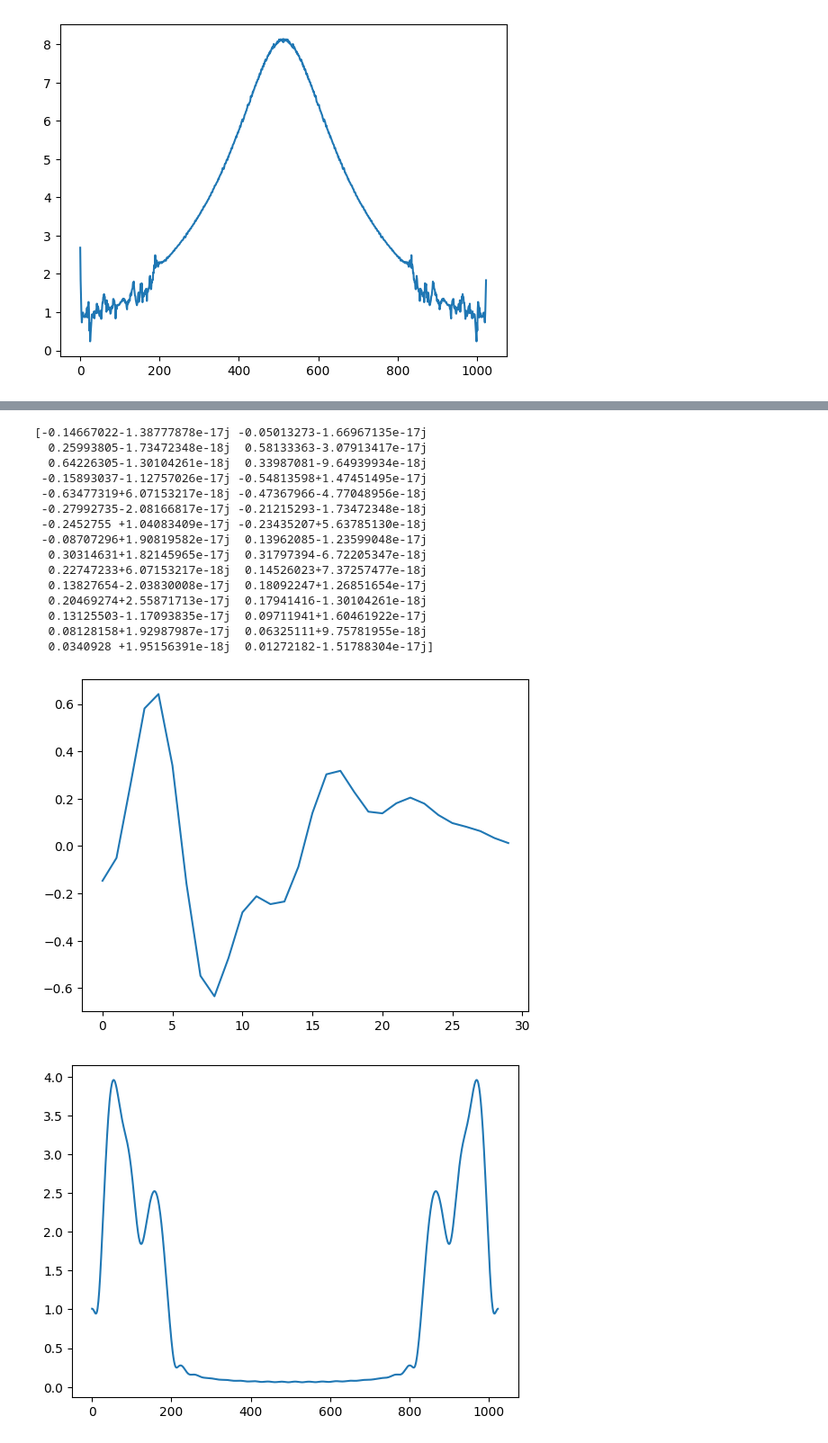
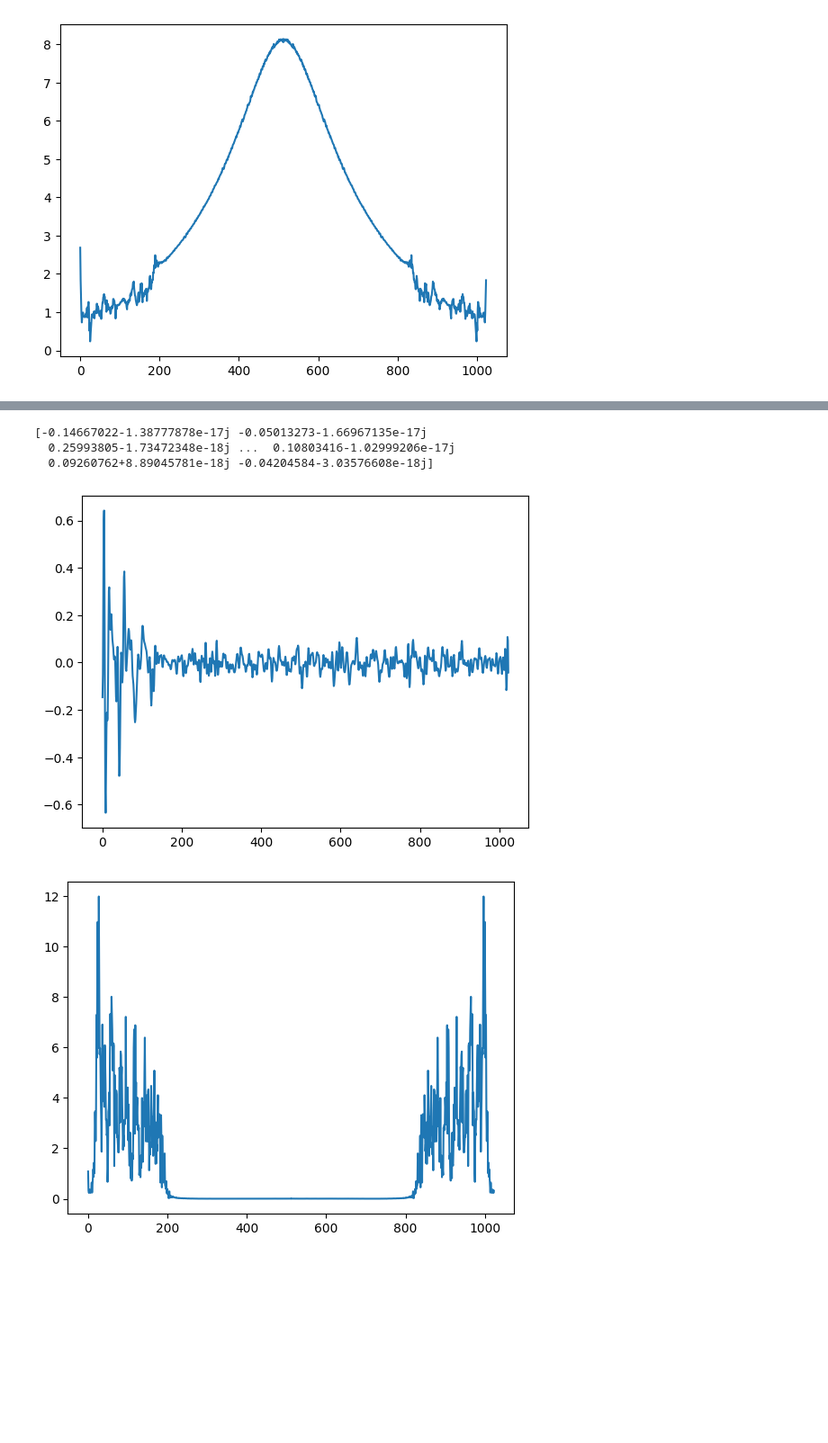
Before and after one commit to kmcm0707/GF3, a Jupyter notebook: full_decoder.ipynb, the cells around one changed output, grey strips where cells are left out. Shown at 90% size. Cells and saved outputs as stored; diff of their text form; code cells hidden in the pictures; blank space fills up the shorter version.

```diff
--- a/full_decoder.ipynb
+++ b/full_decoder.ipynb
@@ -272,50 +272,39 @@ plt.show()
 n = 1056
 #OFDM_DATA = pd.read_csv('OFDM_DATA.csv').to_numpy()
 OFDM_DATA = to_transmit[len(chirp) +32: len(chirp) + 1056]
 plt.plot(np.abs(OFDM_DATA))
 plt.show()
 plt.plot(np.abs(np.fft.fft(OFDM_DATA)))
 plt.show()
 Start_index = lags[max_index] + len(chirp)
 
 # Channel estimation
 Symbol_One = y[Start_index:Start_index + n]
 
 Symbol_One = Symbol_One[32:]
 OFDM_DATA[0] = 1
 OFDM_DATA[512] = 1
 chanel_estimation_2 = standered_estimation(OFDM_DATA, Symbol_One, 1024)
 plt.plot(np.abs(chanel_estimation_2))
 plt.show()
 time_channel_2 = np.fft.ifft(chanel_estimation_2)
-time_channel_2 = time_channel_2[:30]
+"""time_channel_2 = time_channel_2[200:]
+time_channel_2 = np.pad(time_channel_2, (0, 824), "constant", constant_values=(0, 0))""" #TO BE DONE -  FIR TIME TO BE EXPANDED
 chanel_estimation_2 = np.fft.fft(time_channel_2, n=1024)
 print(time_channel_2)
 plt.plot((time_channel_2))
 plt.show()
 plt.plot(np.abs(chanel_estimation_2))
 plt.show()
 # %% [output]
 [figure]
 [figure]
 [figure]
 [-0.14667022-1.38777878e-17j -0.05013273-1.66967135e-17j
-  0.25993805-1.73472348e-18j  0.58133363-3.07913417e-17j
-  0.64226305-1.30104261e-18j  0.33987081-9.64939934e-18j
- -0.15893037-1.12757026e-17j -0.54813598+1.47451495e-17j
- -0.63477319+6.07153217e-18j -0.47367966-4.77048956e-18j
- -0.27992735-2.08166817e-17j -0.21215293-1.73472348e-18j
- -0.2452755 +1.04083409e-17j -0.23435207+5.63785130e-18j
- -0.08707296+1.90819582e-17j  0.13962085-1.23599048e-17j
-  0.30314631+1.82145965e-17j  0.31797394-6.72205347e-18j
-  0.22747233+6.07153217e-18j  0.14526023+7.37257477e-18j
-  0.13827654-2.03830008e-17j  0.18092247+1.26851654e-17j
-  0.20469274+2.55871713e-17j  0.17941416-1.30104261e-18j
-  0.13125503-1.17093835e-17j  0.09711941+1.60461922e-17j
-  0.08128158+1.92987987e-17j  0.06325111+9.75781955e-18j
-  0.0340928 +1.95156391e-18j  0.01272182-1.51788304e-17j]
+  0.25993805-1.73472348e-18j ...  0.10803416-1.02999206e-17j
+  0.09260762+8.89045781e-18j -0.04204584-3.03576608e-18j]
-[figure, old version]
+[figure, new version]
-[figure, old version]
+[figure, new version]
 # %%
 Start_index = lags[max_index] + len(chirp)
 print(len(chirp))
```
Also changed, not shown: parts of 9 cells of this notebook.
